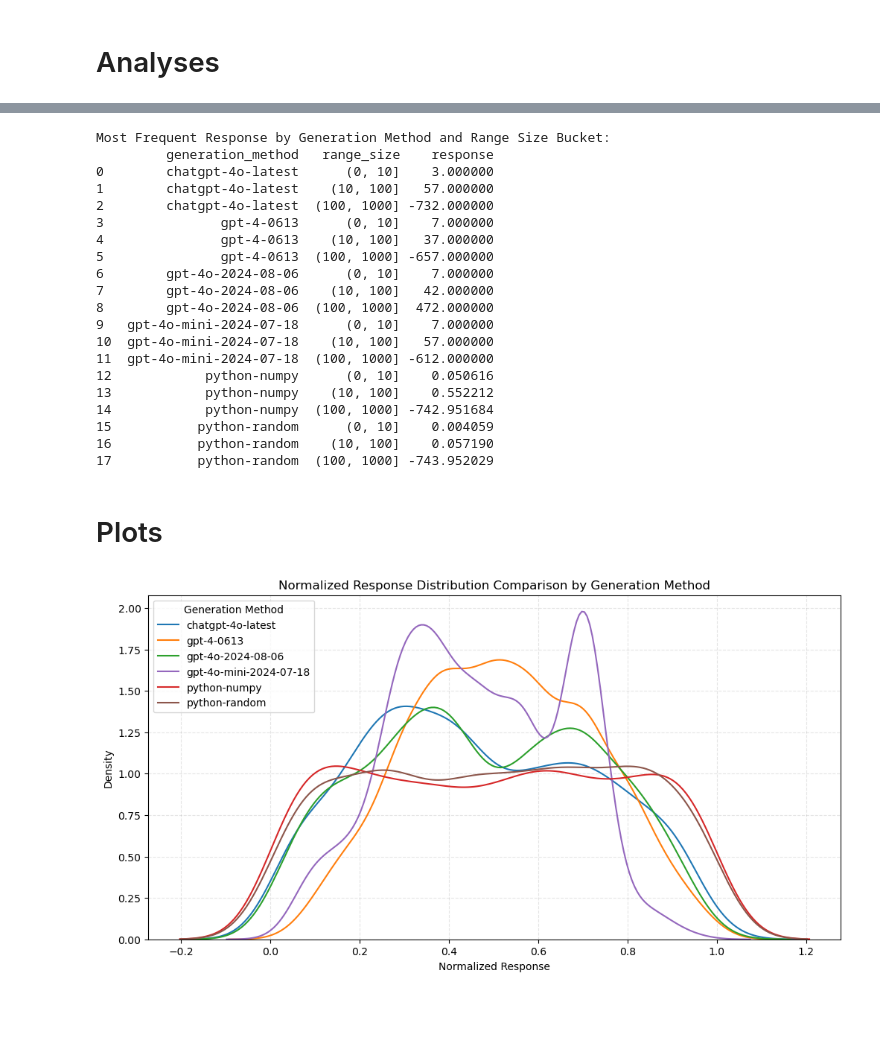
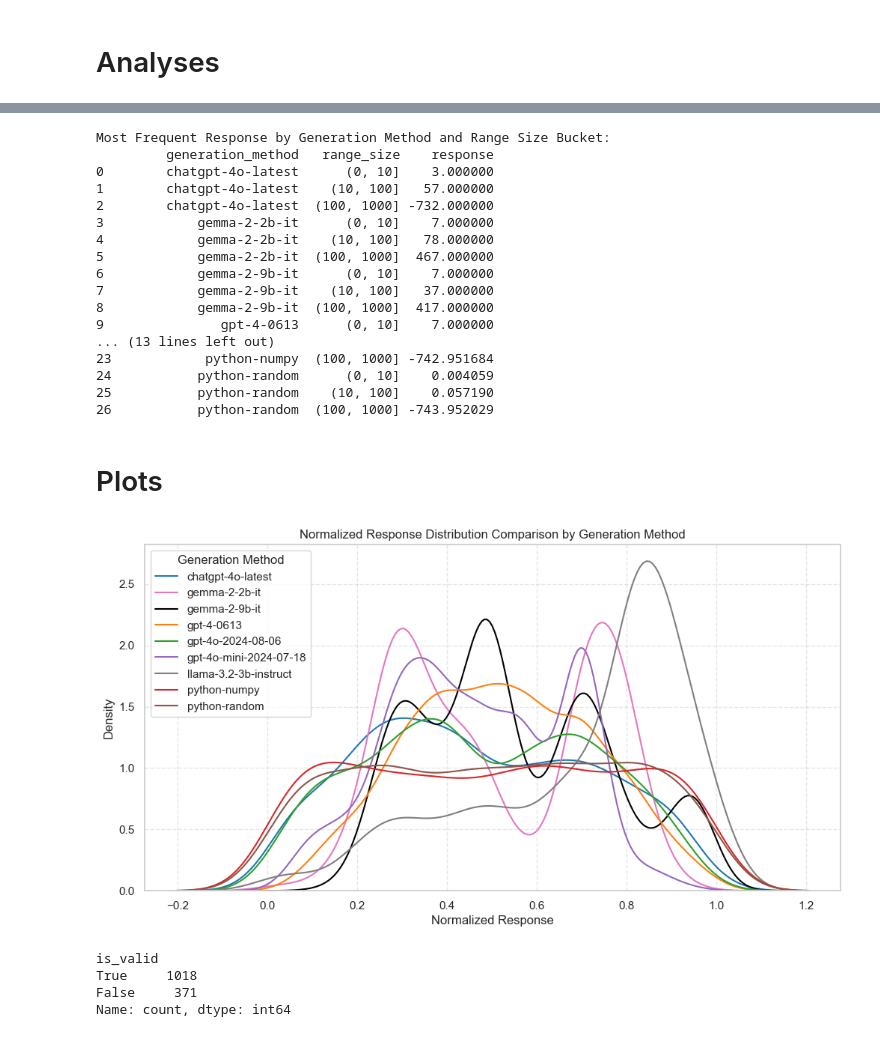
Before and after one commit to kmaurinjones/llm-randomness-analysis, a Jupyter notebook: analysis.ipynb, the cells around one changed output, grey strips where cells are left out. Cells and saved outputs as stored; diff of their text form; code cells hidden in the pictures; blank space fills up the shorter version.

```diff
--- a/analysis.ipynb
+++ b/analysis.ipynb
@@ -9,6 +9,6 @@ import seaborn as sns
 # %% [markdown]
 # Load in LLM Randomness Data
 # %%
-df = pd.read_csv('results-200.csv')
+df = pd.read_csv('all-results.csv')
 df.shape
 # %% [output]
@@ -42,6 +42,7 @@ for _, row in df[['range_min', 'range_max']].drop_duplicates().iterrows():
             'range_max': range_max,
             'response': response,
             'normalized_response': normalized_response,
+            'is_valid': True
 
             # # add NaN vals for every column that isn't 'generation_method', 'range_min', 'range_max', 'response', 'normalized_response'
             # **{col: np.nan for col in df.columns if col not in ['generation_method', 'range_min', 'range_max', 'response', 'normalized_response']}
@@ -57,7 +58,8 @@ for _, row in df[['range_min', 'range_max']].drop_duplicates().iterrows():
             'range_min': range_min,
             'range_max': range_max,
             'response': response,
-            'normalized_response': normalized_response
+            'normalized_response': normalized_response,
+            'is_valid': True
 
             # # add NaN vals for every column that isn't 'generation_method', 'range_min', 'range_max', 'response', 'normalized_response'
             # **{col: np.nan for col in df.columns if col not in ['generation_method', 'range_min', 'range_max', 'response', 'normalized_response']}
@@ -296,21 +288,18 @@ Most Frequent Response by Generation Method and Range Size Bucket:
 0        chatgpt-4o-latest      (0, 10]    3.000000
 1        chatgpt-4o-latest    (10, 100]   57.000000
 2        chatgpt-4o-latest  (100, 1000] -732.000000
-3               gpt-4-0613      (0, 10]    7.000000
-4               gpt-4-0613    (10, 100]   37.000000
-5               gpt-4-0613  (100, 1000] -657.000000
-6        gpt-4o-2024-08-06      (0, 10]    7.000000
-7        gpt-4o-2024-08-06    (10, 100]   42.000000
-8        gpt-4o-2024-08-06  (100, 1000]  472.000000
-9   gpt-4o-mini-2024-07-18      (0, 10]    7.000000
-10  gpt-4o-mini-2024-07-18    (10, 100]   57.000000
-11  gpt-4o-mini-2024-07-18  (100, 1000] -612.000000
-12            python-numpy      (0, 10]    0.050616
-13            python-numpy    (10, 100]    0.552212
-14            python-numpy  (100, 1000] -742.951684
-15           python-random      (0, 10]    0.004059
-16           python-random    (10, 100]    0.057190
-17           python-random  (100, 1000] -743.952029
+3            gemma-2-2b-it      (0, 10]    7.000000
+4            gemma-2-2b-it    (10, 100]   78.000000
+5            gemma-2-2b-it  (100, 1000]  467.000000
+6            gemma-2-9b-it      (0, 10]    7.000000
+7            gemma-2-9b-it    (10, 100]   37.000000
+8            gemma-2-9b-it  (100, 1000]  417.000000
+9               gpt-4-0613      (0, 10]    7.000000
+... (13 lines left out)
+23            python-numpy  (100, 1000] -742.951684
+24           python-random      (0, 10]    0.004059
+25           python-random    (10, 100]    0.057190
+26           python-random  (100, 1000] -743.952029
 # %% [markdown]
 # Plots
 # %%
@@ -322,26 +311,62 @@ custom_palette = {
     "gpt-4o-2024-08-06": "#2ca02c",  # Green
     "gpt-4o-mini-2024-07-18": "#9467bd",  # Purple
     "python-numpy": "#d62728",       # Red
-    "python-random": "#8c564b"       # Brown
+    "python-random": "#8c564b",       # Brown
+    "gemma-2-2b-it": "#e377c2",      # Pink
+    "llama-3.2-3b-instruct": "#7f7f7f", # Gray
+    "gemma-2-9b-it": "#000000" # Black
 }
 
 # Set this palette in Seaborn
 sns.set_palette(list(custom_palette.values()))
 # %%
+# plt.figure(figsize=(12, 6))
+
+# # subset df to only include rows where values are valid
+# df_valid = df[df['is_valid'] == True]
+
+# # Create KDE plot for each generation method
+# for method in sorted(df['generation_method'].unique()):
+
+#     sns.kdeplot(data=df_valid[df_valid['generation_method'] == method]['normalized_response'],
+#                 alpha=1, label=method, palette=custom_palette[method])
+
+# # Set plot details
+# plt.xlabel('Normalized Response')
+# plt.ylabel('Density')
+# plt.title('Normalized Response Distribution Comparison by Generation Method')
+# plt.legend(title='Generation Method', loc='upper left')
+# plt.grid(True, which='both', ls='--', c='gray', alpha=0.2)
+# plt.savefig('imgs/normalized_response_distribution_comparison_all_methods.png')
+# plt.show()
+
 plt.figure(figsize=(12, 6))
+
+# subset df to only include rows where values are valid
+df_valid = df[df['is_valid'] == True]
 
 # Create KDE plot for each generation method
 for method in sorted(df['generation_method'].unique()):
-    sns.kdeplot(data=df[df['generation_method'] == method]['normalized_response'],
-                alpha=1, label=method, palette=custom_palette[method])
+    sns.kdeplot(data=df_valid[df_valid['generation_method'] == method]['normalized_response'],
+                alpha=1,
+                label=method,
+                color=custom_palette[method])  # Use color instead of palette
 
 # Set plot details
 plt.xlabel('Normalized Response')
 plt.ylabel('Density')
 plt.title('Normalized Response Distribution Comparison by Generation Method')
 plt.legend(title='Generation Method', loc='upper left')
 plt.grid(True, which='both', ls='--', c='gray', alpha=0.2)
 plt.savefig('imgs/normalized_response_distribution_comparison_all_methods.png')
 plt.show()
 # %% [output]
-[figure, old version]
+[figure, new version]
+# %%
+# all 'llama-3.2-3b-instruct' invalid responses
+df[df['generation_method'] == 'llama-3.2-3b-instruct']['is_valid'].value_counts()
+# %% [output]
+is_valid
+True     1018
+False     371
+Name: count, dtype: int64
```
Also changed, not shown: parts of 20 cells of this notebook, 10 other files.
